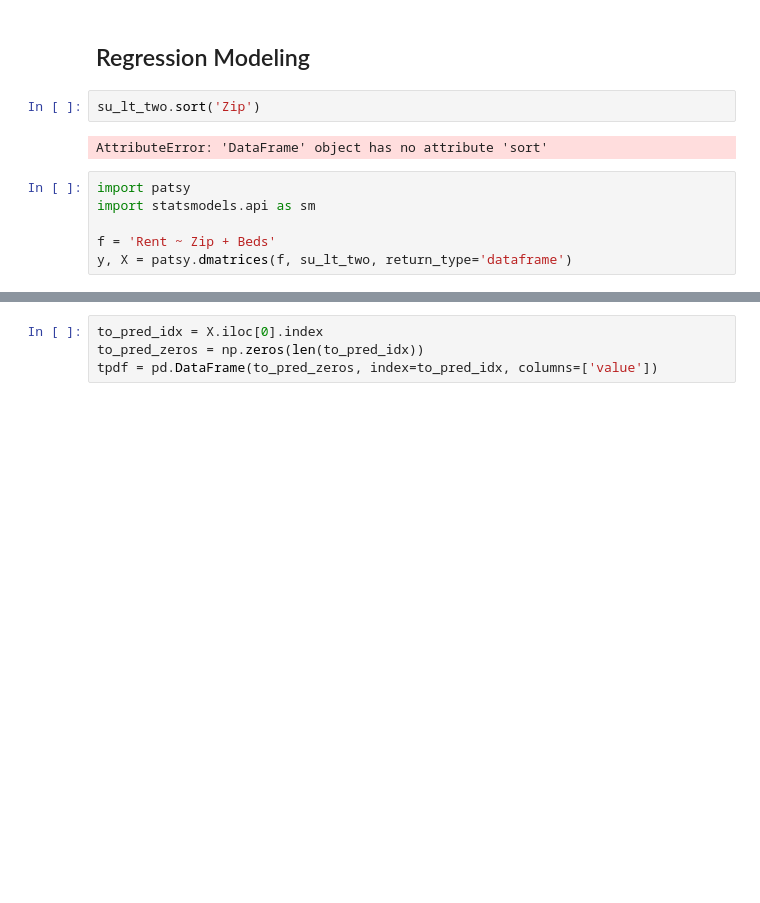
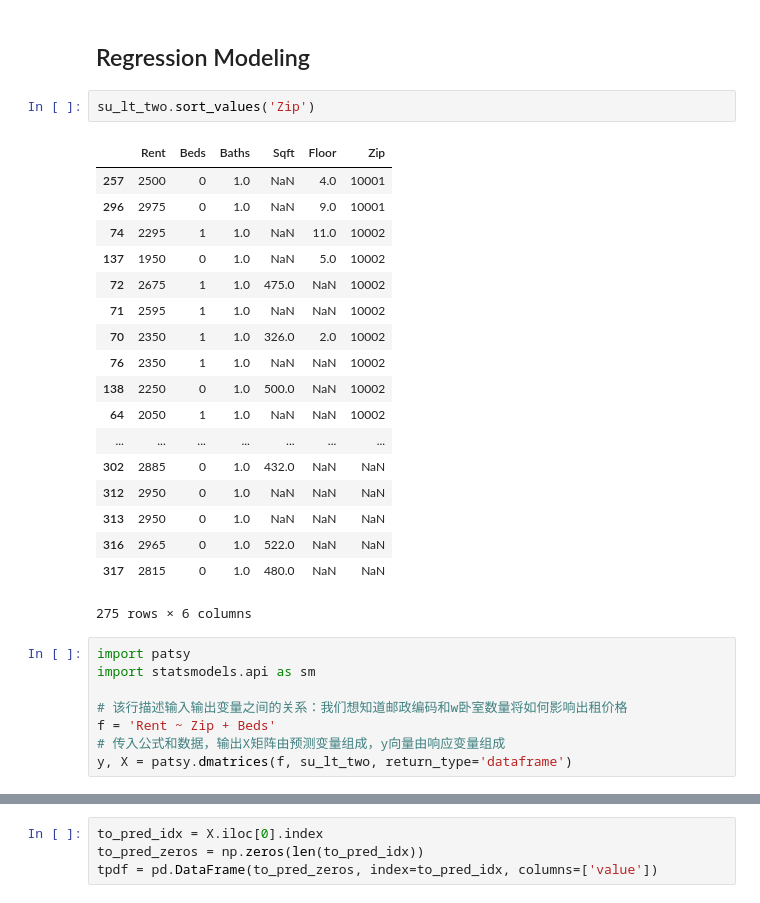
Before and after one commit to palanceli/Python-Machine-Learning-Blueprints, a Jupyter notebook: Chapter 02/Python Machine Learning Blueprints Ch. 2.ipynb, the cells around one changed output, grey strips where cells are left out. Drawn from its saved outputs; the diff is of its cells as text; blank space fills up the shorter version.

```diff
--- a/Chapter 02/Python Machine Learning Blueprints Ch. 2.ipynb
+++ b/Chapter 02/Python Machine Learning Blueprints Ch. 2.ipynb
@@ -629,13 +628,32 @@ sudf
 # %% [markdown]
 ## Regression Modeling
 # %%
-su_lt_two.sort('Zip')
+su_lt_two.sort_values('Zip')
 # %% [output]
+|  | Rent | Beds | Baths | Sqft | Floor | Zip |
+| 257 | 2500 | 0 | 1.0 | NaN | 4.0 | 10001 |
+| 296 | 2975 | 0 | 1.0 | NaN | 9.0 | 10001 |
+| 74 | 2295 | 1 | 1.0 | NaN | 11.0 | 10002 |
+| 137 | 1950 | 0 | 1.0 | NaN | 5.0 | 10002 |
+| 72 | 2675 | 1 | 1.0 | 475.0 | NaN | 10002 |
+| 71 | 2595 | 1 | 1.0 | NaN | NaN | 10002 |
+| 70 | 2350 | 1 | 1.0 | 326.0 | 2.0 | 10002 |
+| 76 | 2350 | 1 | 1.0 | NaN | NaN | 10002 |
+| 138 | 2250 | 0 | 1.0 | 500.0 | NaN | 10002 |
+| 64 | 2050 | 1 | 1.0 | NaN | NaN | 10002 |
+| ... | ... | ... | ... | ... | ... | ... |
+| 302 | 2885 | 0 | 1.0 | 432.0 | NaN | NaN |
+| 312 | 2950 | 0 | 1.0 | NaN | NaN | NaN |
+| 313 | 2950 | 0 | 1.0 | NaN | NaN | NaN |
+| 316 | 2965 | 0 | 1.0 | 522.0 | NaN | NaN |
+| 317 | 2815 | 0 | 1.0 | 480.0 | NaN | NaN |
-AttributeError: 'DataFrame' object has no attribute 'sort'
+275 rows × 6 columns
 # %%
 import patsy
 import statsmodels.api as sm
 
+# 该行描述输入输出变量之间的关系：我们想知道邮政编码和w卧室数量将如何影响出租价格
 f = 'Rent ~ Zip + Beds'
+# 传入公式和数据，输出X矩阵由预测变量组成，y向量由响应变量组成
 y, X = patsy.dmatrices(f, su_lt_two, return_type='dataframe')
 # %%
```
Also changed, not shown: parts of 13 cells of this notebook.
